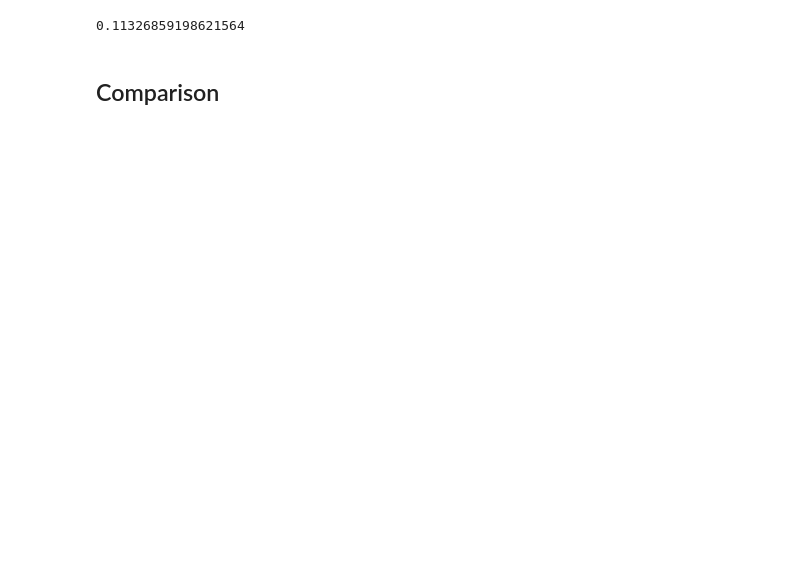
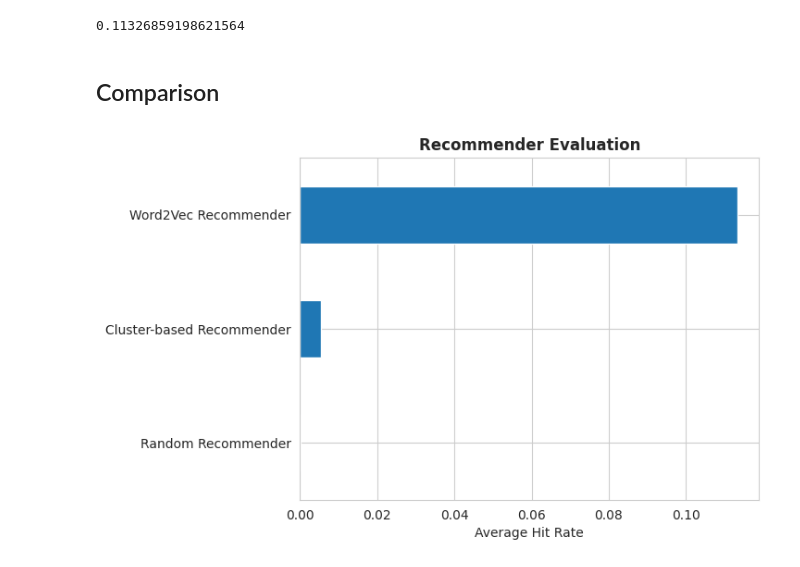
Before and after one commit to hermann0001/APC_ml, a Jupyter notebook: predict_w2v.ipynb, the cells around one changed output. Drawn from its saved outputs; the diff is of its cells as text; code cells hidden in the pictures; blank space fills up the shorter version.

```diff
--- a/predict_w2v.ipynb
+++ b/predict_w2v.ipynb
@@ -1,20 +1,27 @@
 # %%
 pip install -r requirements.txt
 # %%
+# Data Analysis
 import pandas as pd
 import numpy as np
-import pickle
-import random
-from tqdm import tqdm
+
+# Modeling
 from gensim.models import Word2Vec
 from sklearn.preprocessing import normalize
 from sklearn.cluster import KMeans
 from sklearn.manifold import TSNE
+from scipy import stats
+
+# Additional
 import math
+import random
+import pickle
+from tqdm import tqdm
 
-# plotting
+# Visualization
 import matplotlib.pyplot as plt
 import seaborn as sns
+sns.set_style("whitegrid")
 # %%
 # Constants
 MDL_FOLDER = 'models/w2v/'
@@ -306,4 +362,16 @@ eval_song2vec.mean()
 # %% [markdown]
 ## Comparison
 # %%
-eval_df = pd.concat([eval_random.rename("Random"), eval_song2vec.rename("Song2Vec")], axis = 1)
+eval_df = pd.DataFrame({
+    "Random Recommender": [5.055065504462654e-05],
+    "Cluster-based Recommender": [0.005352545908715444],
+    "Word2Vec Recommender": [0.11326859198621564]
+})
+
+g = eval_df.mean().sort_values().plot(kind='barh')
+g.set_xlabel("Average Hit Rate")
+g.set_title("Recommender Evaluation", fontweight="bold")
+plt.show()
+plt.savefig("figures/recommender-evaluation.png")
+# %% [output]
+[figure, added]
```
Also changed, not shown: parts of 12 cells of this notebook, 1 other file.
